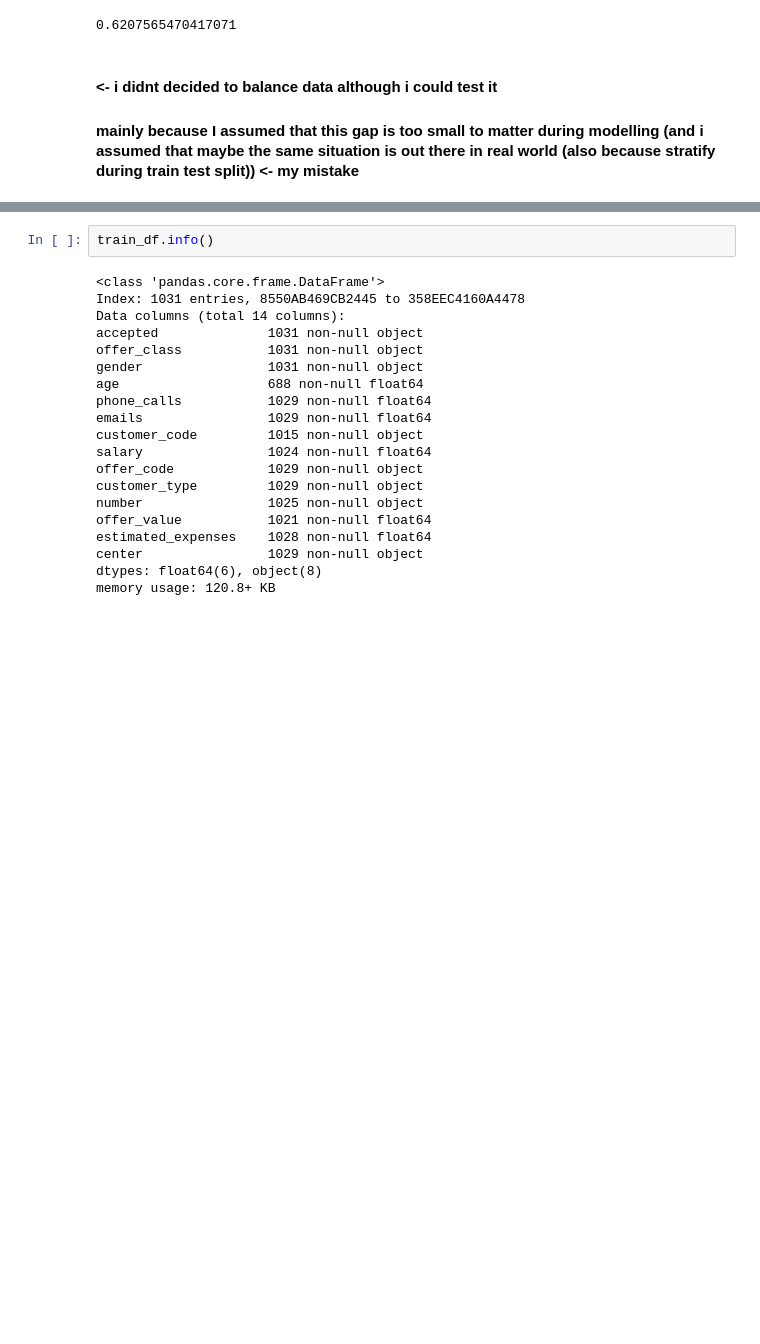
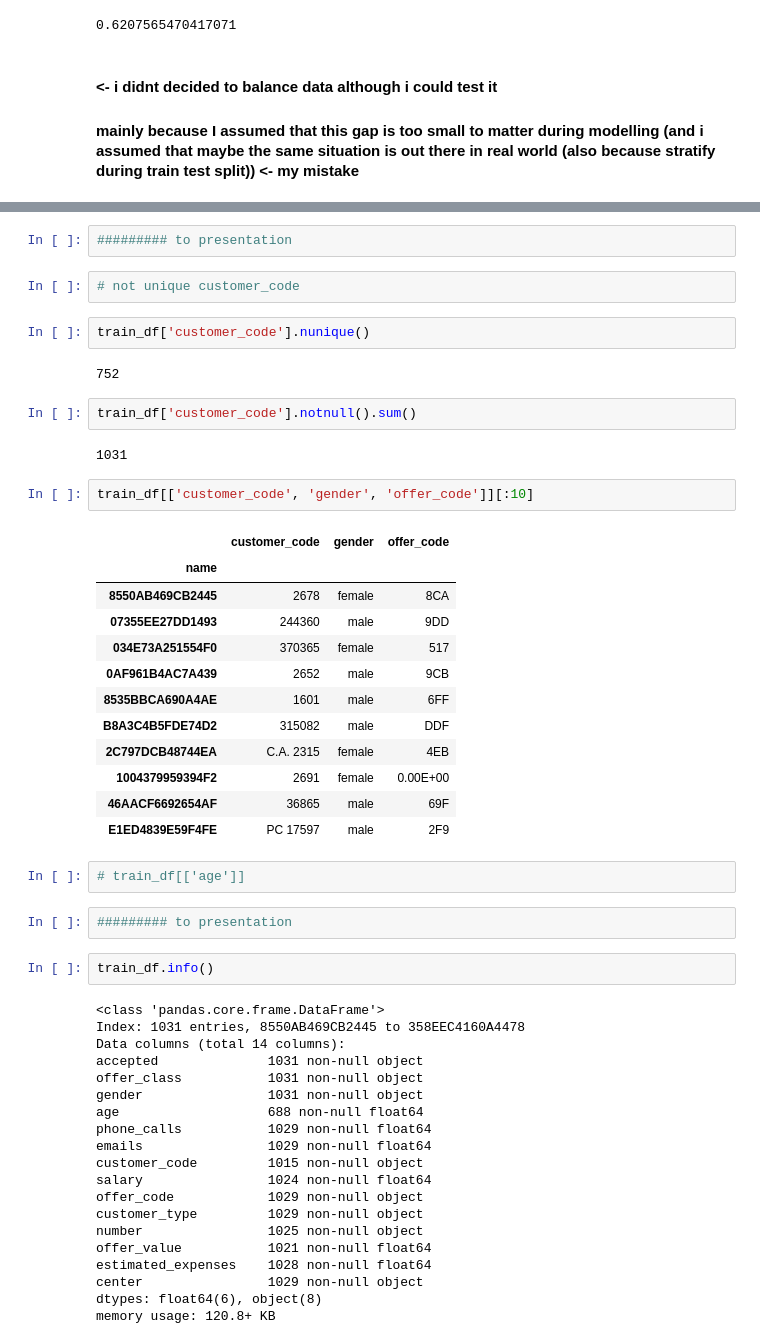
Before and after one commit to mjasieczko/new_offer_success_predictor, a Jupyter notebook: notebooks/1_Research.ipynb, the cells around one changed output, grey strips where cells are left out. Cells and saved outputs as stored; diff of their text form; blank space fills up the shorter version.

```diff
--- a/notebooks/1_Research.ipynb
+++ b/notebooks/1_Research.ipynb
@@ -112,6 +116,37 @@ train_df.tail()
 | 86D4FB50F10A47C | no | Premium | male | 22.5 | 0.0 | 0.0 | 2698 | 722.5 | B02 | ... |
 | BE1E8CA987174CF | yes | Premium | female | NaN | 0.0 | 2.0 | 371362 | 1610.0 | 1F8 | ... |
 | 358EEC4160A4478 | no | High | male | 25.0 | 0.0 | 1.0 | 234686 | 1300.0 | 3CA | ... |
+# %%
+######### to presentation
+# %%
+# not unique customer_code
+# %%
+train_df['customer_code'].nunique()
+# %% [output]
+752
+# %%
+train_df['customer_code'].notnull().sum()
+# %% [output]
+1031
+# %%
+train_df[['customer_code', 'gender', 'offer_code']][:10]
+# %% [output]
+|  | customer_code | gender | offer_code |
+| name |  |  |  |
+| 8550AB469CB2445 | 2678 | female | 8CA |
+| 07355EE27DD1493 | 244360 | male | 9DD |
+| 034E73A251554F0 | 370365 | female | 517 |
+| 0AF961B4AC7A439 | 2652 | male | 9CB |
+| 8535BBCA690A4AE | 1601 | male | 6FF |
+| B8A3C4B5FDE74D2 | 315082 | male | DDF |
+| 2C797DCB48744EA | C.A. 2315 | female | 4EB |
+| 1004379959394F2 | 2691 | female | 0.00E+00 |
+| 46AACF6692654AF | 36865 | male | 69F |
+| E1ED4839E59F4FE | PC 17597 | male | 2F9 |
+# %%
+# train_df[['age']]
+# %%
+######### to presentation
 # %%
 train_df.info()
 # %% [output]
```
Also changed, not shown: parts of 1 cell of this notebook, 3 other files.
